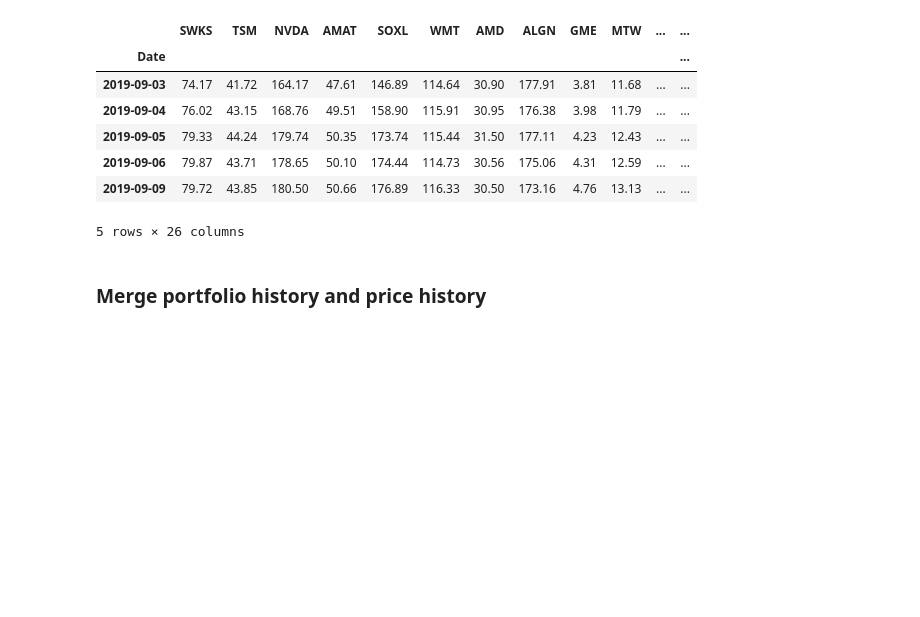
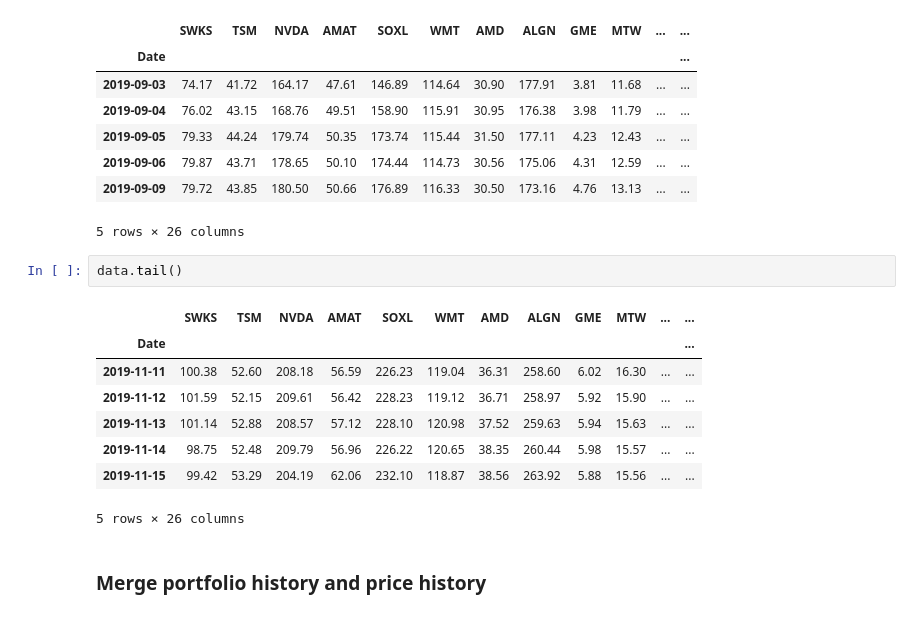
Before and after one commit to smurve/financials, a Jupyter notebook: realmoney/PortfolioManager.ipynb, the cells around one changed output. Saved outputs shown, nothing was run; the diff lists cells and outputs as text; blank space fills up the shorter version.

```diff
--- a/realmoney/PortfolioManager.ipynb
+++ b/realmoney/PortfolioManager.ipynb
@@ -139,6 +139,17 @@ data.head()
 | 2019-09-06 | 79.87 | 43.71 | 178.65 | 50.10 | 174.44 | 114.73 | 30.56 | 175.06 | 4.31 | 12.59 | ... | ... |
 | 2019-09-09 | 79.72 | 43.85 | 180.50 | 50.66 | 176.89 | 116.33 | 30.50 | 173.16 | 4.76 | 13.13 | ... | ... |
 5 rows × 26 columns
+# %%
+data.tail()
+# %% [output]
+|  | SWKS | TSM | NVDA | AMAT | SOXL | WMT | AMD | ALGN | GME | MTW | ... | ... |
+| Date |  |  |  |  |  |  |  |  |  |  |  | ... |
+| 2019-11-11 | 100.38 | 52.60 | 208.18 | 56.59 | 226.23 | 119.04 | 36.31 | 258.60 | 6.02 | 16.30 | ... | ... |
+| 2019-11-12 | 101.59 | 52.15 | 209.61 | 56.42 | 228.23 | 119.12 | 36.71 | 258.97 | 5.92 | 15.90 | ... | ... |
+| 2019-11-13 | 101.14 | 52.88 | 208.57 | 57.12 | 228.10 | 120.98 | 37.52 | 259.63 | 5.94 | 15.63 | ... | ... |
+| 2019-11-14 | 98.75 | 52.48 | 209.79 | 56.96 | 226.22 | 120.65 | 38.35 | 260.44 | 5.98 | 15.57 | ... | ... |
+| 2019-11-15 | 99.42 | 53.29 | 204.19 | 62.06 | 232.10 | 118.87 | 38.56 | 263.92 | 5.88 | 15.56 | ... | ... |
+5 rows × 26 columns
 # %% [markdown]
 ### Merge portfolio history and price history
 # %%
```
Also changed, not shown: parts of 13 cells of this notebook, 20 other files.
